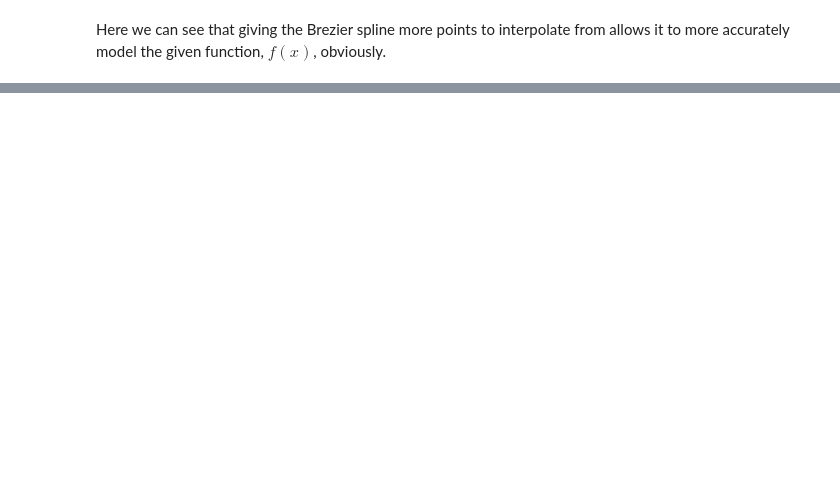
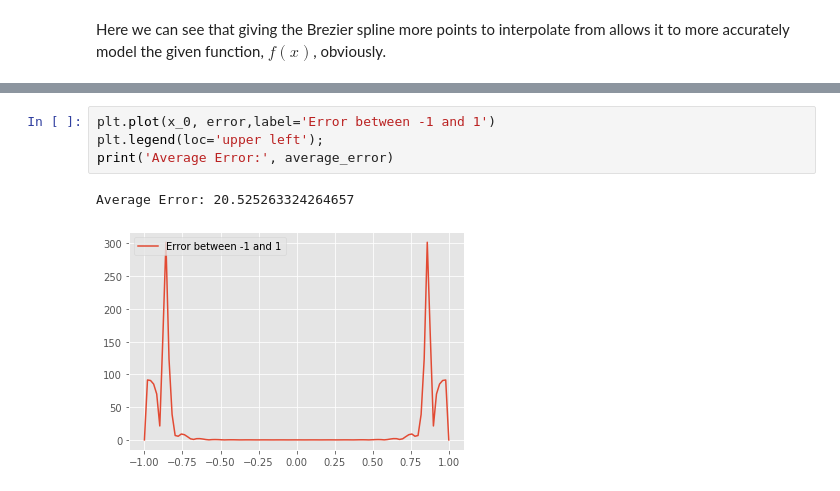
Before and after one commit to cu-numcomp/numcomp-team-project-group_project_csci_3656_team_d, a Jupyter notebook: project.ipynb, the cells around one changed output, grey strips where cells are left out. Cells and saved outputs as stored; diff of their text form; blank space fills up the shorter version.

```diff
--- a/project.ipynb
+++ b/project.ipynb
@@ -74,0 +146,7 @@ Here we can see that giving the Brezier spline more points to interpolate from a
+# %%
+plt.plot(x_0, error,label='Error between -1 and 1')
+plt.legend(loc='upper left');
+print('Average Error:', average_error)
+# %% [output]
+Average Error: 20.525263324264657
+[figure, added]
```
Also changed, not shown: parts of 9 cells of this notebook.
